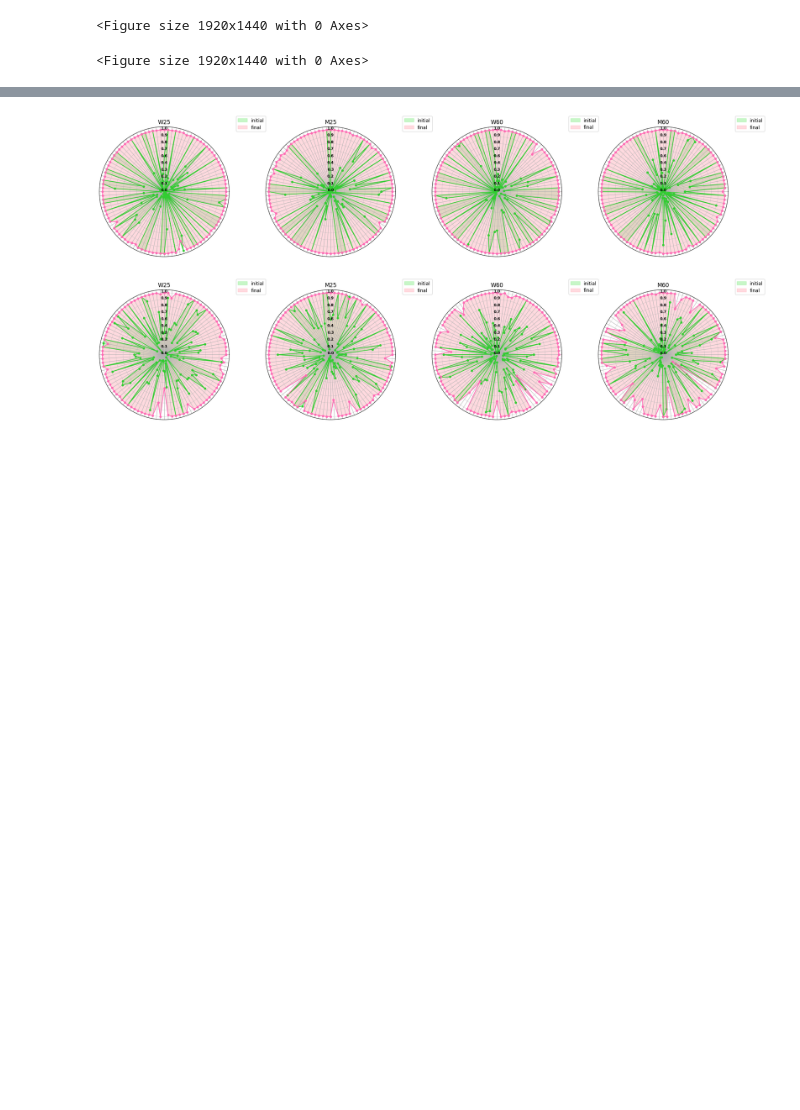
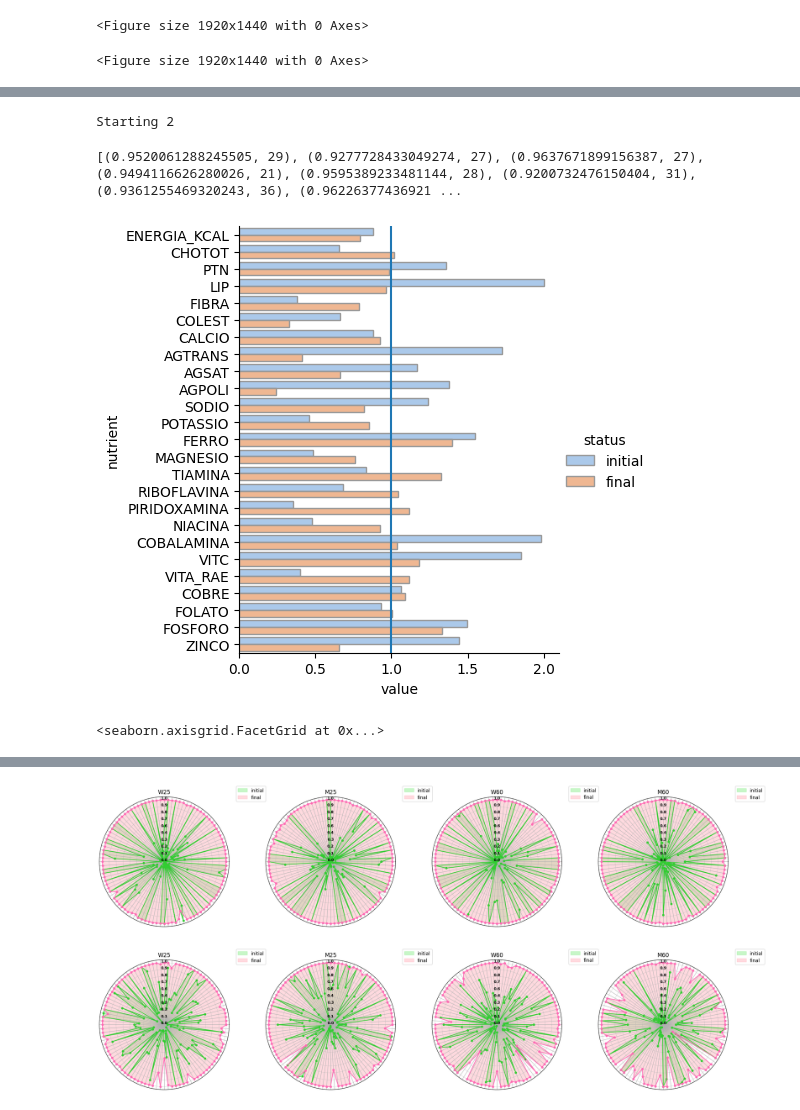
Before and after one commit to thalyson004/nutrition-study, a Jupyter notebook: notebooks/samples/026_penalization_test.ipynb, the cells around one changed output, grey strips where cells are left out. Saved outputs shown, nothing was run; the diff lists cells and outputs as text; code cells hidden in the pictures; blank space fills up the shorter version.

```diff
--- a/notebooks/samples/026_penalization_test.ipynb
+++ b/notebooks/samples/026_penalization_test.ipynb
@@ -80,3 +153,35 @@ result.save_as_png("eggs")
+# %%
+result017 = []
+for i in range(30):
+    clear_output()
+    print("Starting", i)
+    result = papaSingleSeach(
+                personID,
+                verbose=False,
+                unit=50, max_unit=3,
+                max_population_set=20,
+                max_population_selected=10,
+                expansion_set=20,
+                expansion_select=5,
+                max_steps=80,
+                nutritionFitness=absDifferenceNegativePenalty,
+                crossover=0.1,
+                nutritionFactor=1.0,
+                distanceFactor=0.0
+            )
+    result017.append( (nutritionAdequancy(result.finalNutrition, personID),
+                       convergenceFirst(result.bestList)) )
+# %% [output]
+Starting 2
+# %%
+print(result017)
+# %% [output]
+[(0.9520061288245505, 29), (0.9277728433049274, 27), (0.9637671899156387, 27), (0.9494116626280026, 21), (0.9595389233481144, 28), (0.9200732476150404, 31), (0.9361255469320243, 36), (0.96226377436921 ...
+# %%
+result.show_comparison_graph()
+# %% [output]
+[figure, added]
+<seaborn.axisgrid.FacetGrid at 0x...>
 # %%
 result.get_df()
 # %% [output]
```
Also changed, not shown: parts of 8 cells of this notebook.
